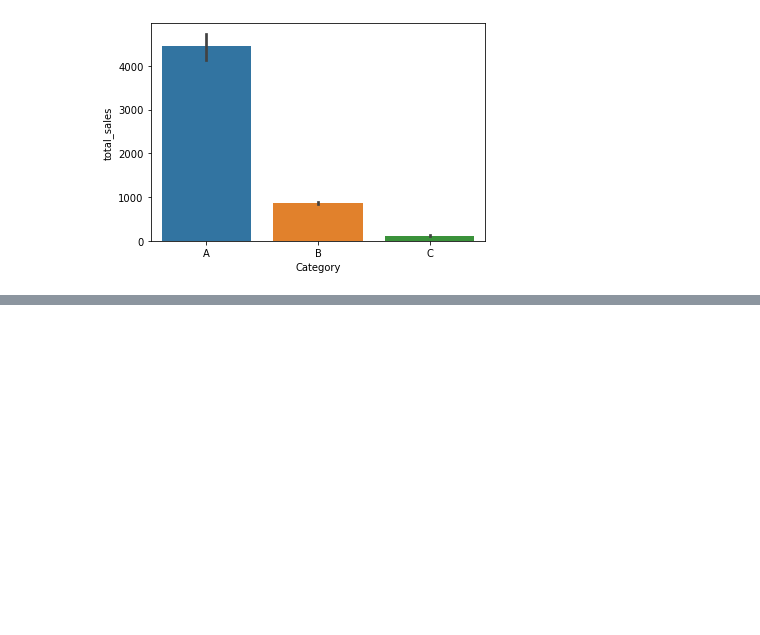
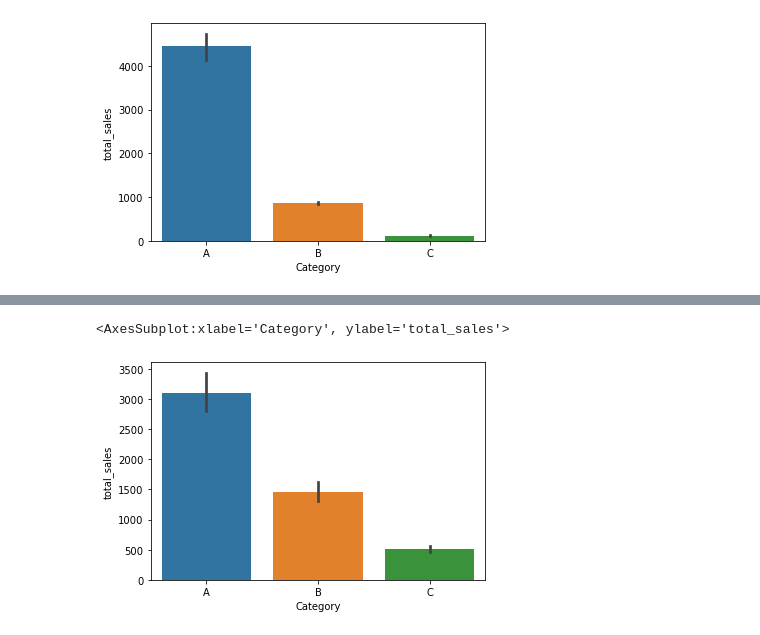
Before and after one commit to Naveen-janakiraman/Projects, a Jupyter notebook: Supply chain datascience- ABC Analysis.ipynb, the cells around one changed output, grey strips where cells are left out. Cells and saved outputs as stored; diff of their text form; code cells hidden in the pictures; blank space fills up the shorter version.

```diff
--- a/Supply chain datascience- ABC Analysis.ipynb
+++ b/Supply chain datascience- ABC Analysis.ipynb
@@ -322,0 +411,3 @@ sns.barplot(data=mix_segregated[mix_segregated['storeofsku']=='Canada'],x='produ
+# %%
+sns.barplot(x=segregated_sales['Category'],y=segregated_sales['total_sales'])
+# %% [output]
@@ -322,0 +415,2 @@ sns.barplot(data=mix_segregated[mix_segregated['storeofsku']=='Canada'],x='produ
+<AxesSubplot:xlabel='Category', ylabel='total_sales'>
+[figure, added]
```
Also changed, not shown: parts of 61 cells of this notebook.
